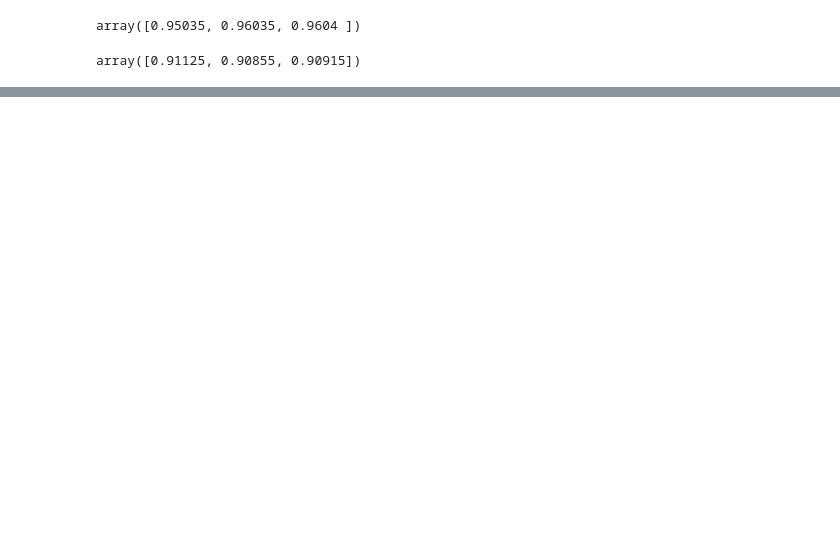
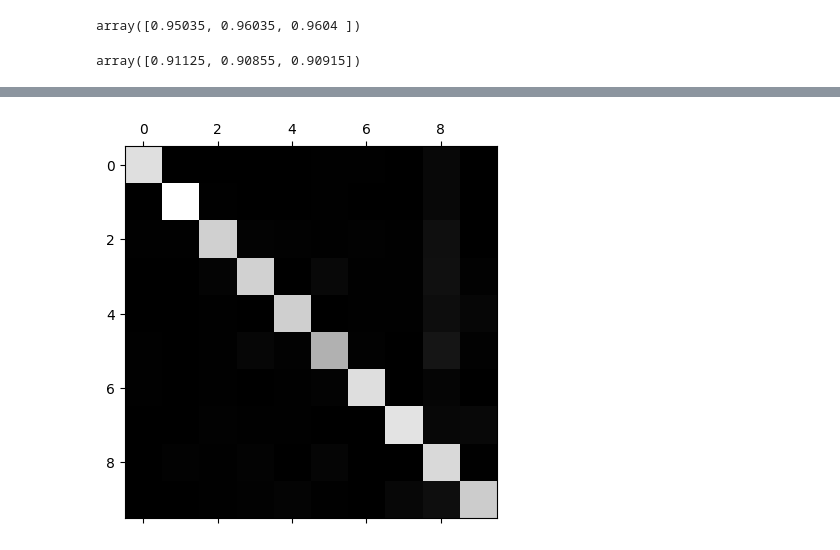
Before and after one commit to makataomu/Handsome_ML, a Jupyter notebook: chapter3/task1.ipynb, the cells around one changed output, grey strips where cells are left out. Saved outputs shown, nothing was run; the diff lists cells and outputs as text; code cells hidden in the pictures; blank space fills up the shorter version.

```diff
--- a/chapter3/task1.ipynb
+++ b/chapter3/task1.ipynb
@@ -104,0 +394,3 @@ y_train_pred = cross_val_predict(sgd_clf, X_train, y_train_5, cv=3)
+# %%
+with open('results/sgd_clf.pickle', 'rb') as f:
+    sgd_clf = pickle.load(f)
@@ -104,0 +467,5 @@ y_train_pred = cross_val_predict(sgd_clf, X_train, y_train_5, cv=3)
+# %%
+plt.matshow(conf_mx, cmap=plt.cm.gray)
+plt.show()
+# %% [output]
+[figure, added]
```
Also changed, not shown: parts of 102 cells of this notebook, 7 other files.
